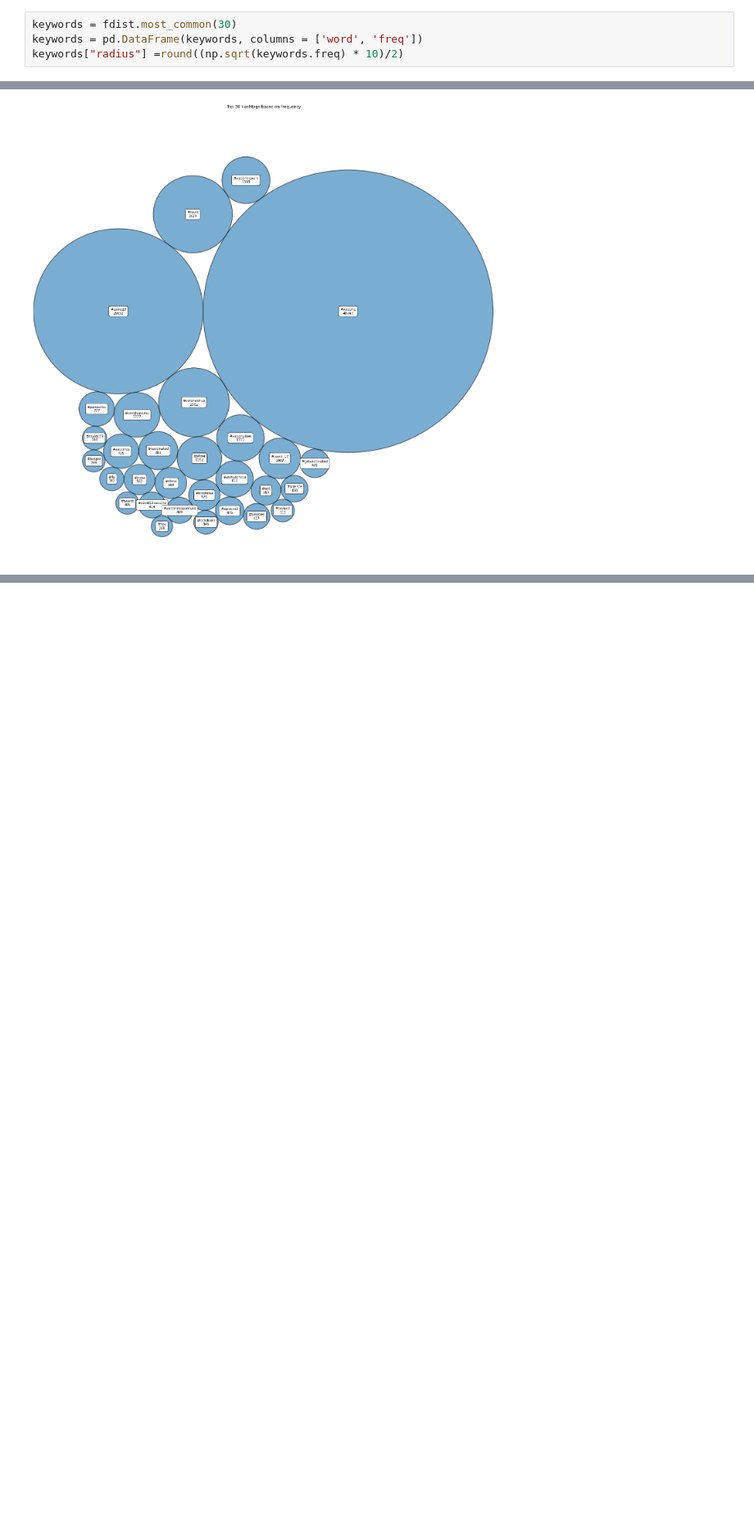
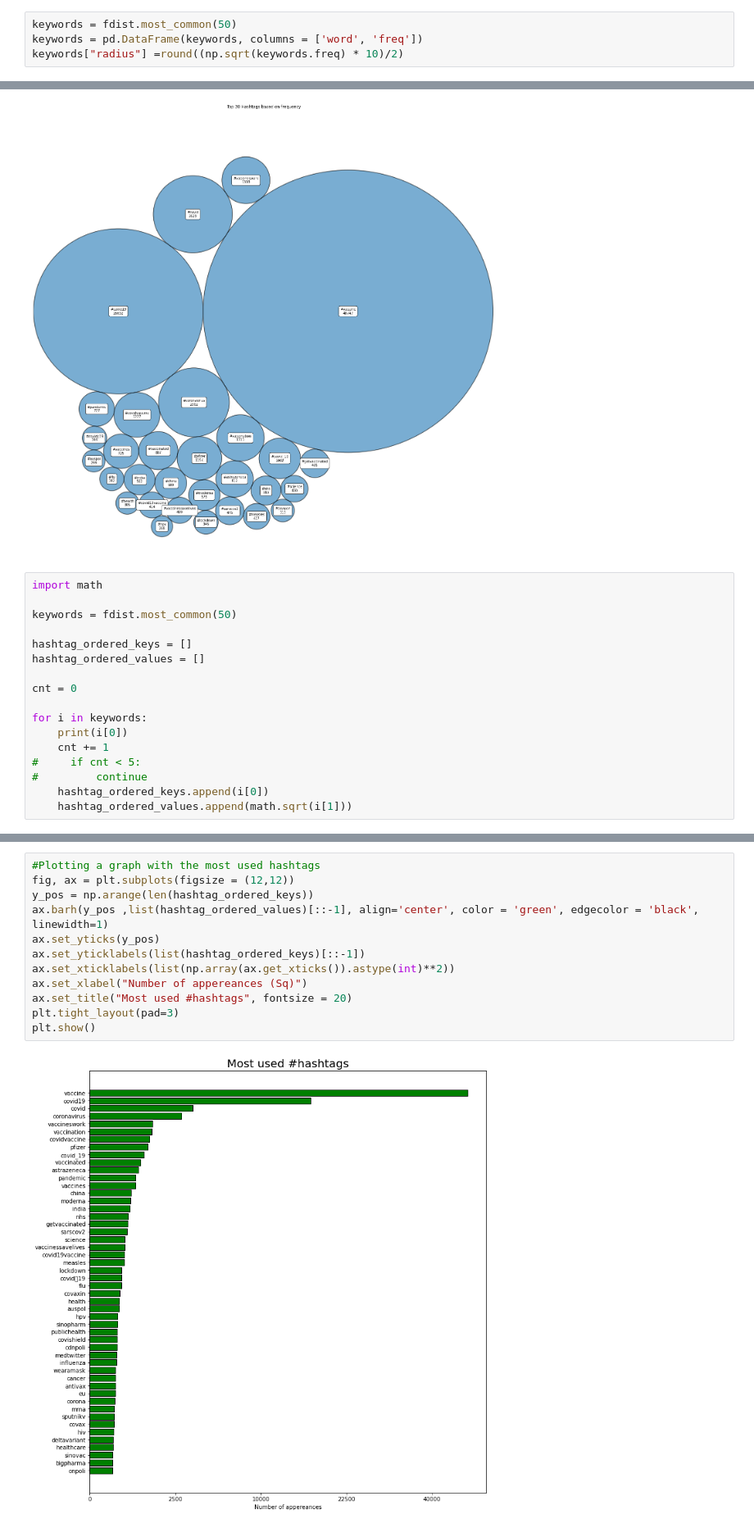
Before and after one commit to sundeshgupta/SenticNetProj, a Jupyter notebook: hashtag_visualization.ipynb, the cells around one changed output, grey strips where cells are left out. Shown at 82% size. Cells and saved outputs as stored; diff of their text form; blank space fills up the shorter version.

Commit message:
Added hashtags visualization

```diff
--- a/hashtag_visualization.ipynb
+++ b/hashtag_visualization.ipynb
@@ -69,7 +64,7 @@ for key in fdist:
 'metooinceste' occurred 1 times
 'ramiessam'
 # %%
-keywords = fdist.most_common(30)
+keywords = fdist.most_common(50)
 keywords = pd.DataFrame(keywords, columns = ['word', 'freq'])
 keywords["radius"] =round((np.sqrt(keywords.freq) * 10)/2)
 # %%
@@ -134,3 +129,20 @@ for circle, label in zip(circles, labels):
     plt.annotate(label, (x,y ) ,va='center', ha='center', bbox=dict(facecolor='white', edgecolor='black', boxstyle='round', pad=.5))
 # %% [output]
 [figure]
+# %%
+import math
+
+keywords = fdist.most_common(50)
+
+hashtag_ordered_keys = []
+hashtag_ordered_values = []
+
+cnt = 0
+
+for i in keywords:
+    print(i[0])
+    cnt += 1
+#     if cnt < 5:
+#         continue
+    hashtag_ordered_keys.append(i[0])
+    hashtag_ordered_values.append(math.sqrt(i[1]))
@@ -136,0 +167,14 @@ for circle, label in zip(circles, labels):
+# %%
+#Plotting a graph with the most used hashtags
+fig, ax = plt.subplots(figsize = (12,12))
+y_pos = np.arange(len(hashtag_ordered_keys))
+ax.barh(y_pos ,list(hashtag_ordered_values)[::-1], align='center', color = 'green', edgecolor = 'black', linewidth=1)
+ax.set_yticks(y_pos)
+ax.set_yticklabels(list(hashtag_ordered_keys)[::-1])
+ax.set_xticklabels(list(np.array(ax.get_xticks()).astype(int)**2))
+ax.set_xlabel("Number of appereances (Sq)")
+ax.set_title("Most used #hashtags", fontsize = 20)
+plt.tight_layout(pad=3)
+plt.show()
+# %% [output]
+[figure, added]
```
Also changed, not shown: parts of 2 cells of this notebook.
